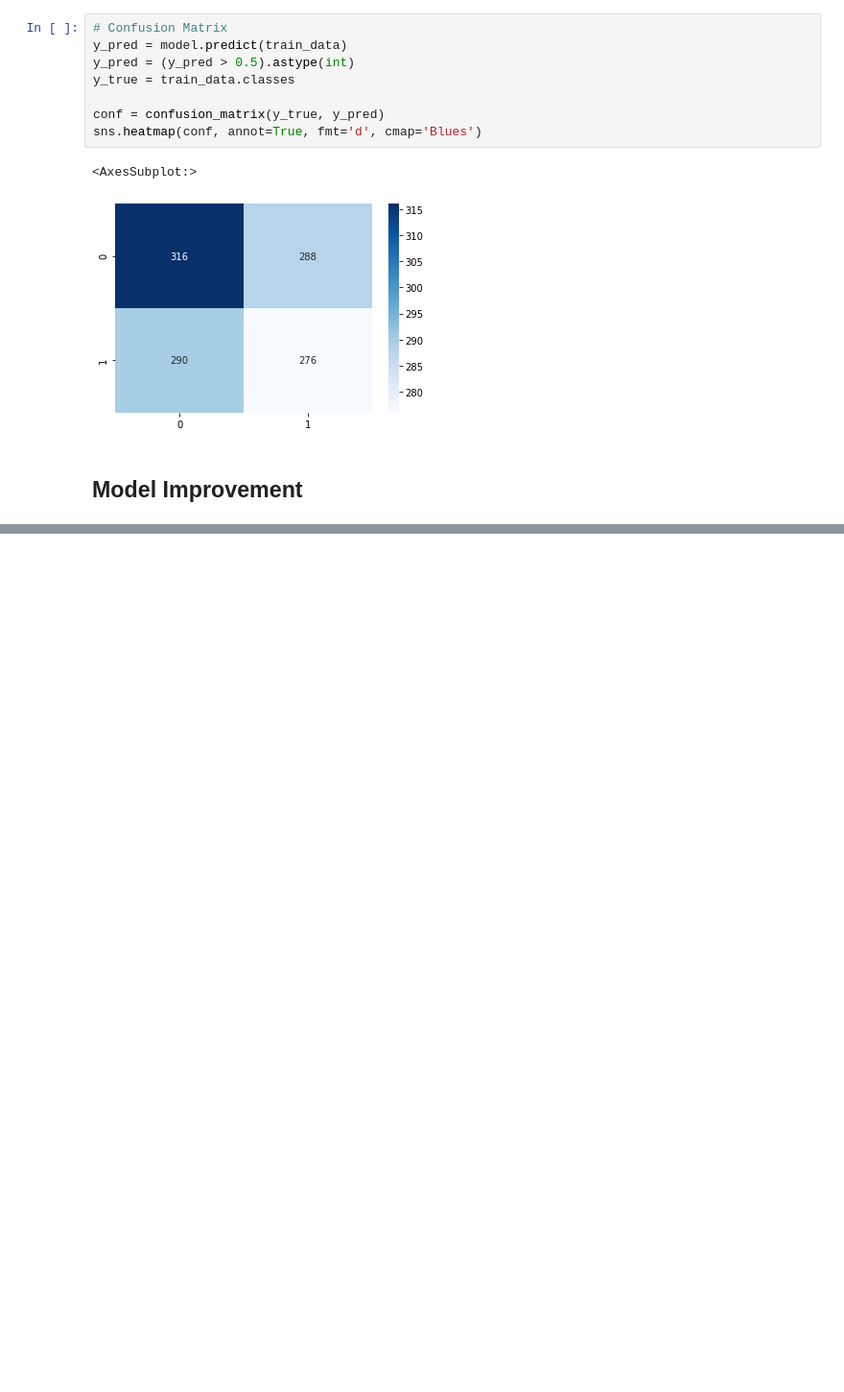
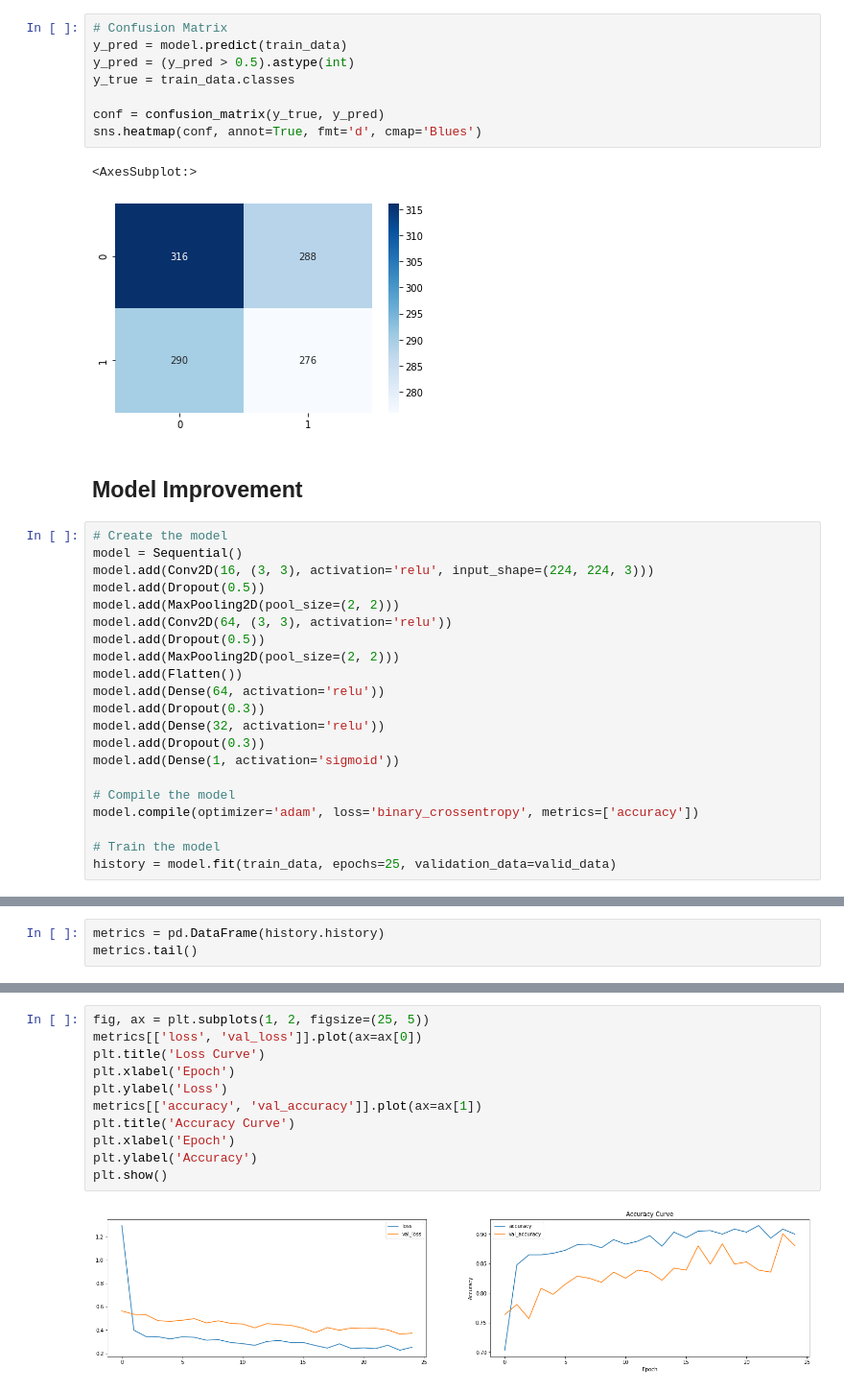
Before and after one commit to Penzragon/h8dsft_Milestone2P2, a Jupyter notebook: newscript.ipynb, the cells around one changed output, grey strips where cells are left out. Shown at 96% size. Saved outputs shown, nothing was run; the diff lists cells and outputs as text; blank space fills up the shorter version.

Commit message:
Add model improvement

```diff
--- a/newscript.ipynb
+++ b/newscript.ipynb
@@ -282,3 +283,24 @@ sns.heatmap(conf, annot=True, fmt='d', cmap='Blues')
 [figure]
 # %% [markdown]
 ## Model Improvement
+# %%
+# Create the model
+model = Sequential()
+model.add(Conv2D(16, (3, 3), activation='relu', input_shape=(224, 224, 3)))
+model.add(Dropout(0.5))
+model.add(MaxPooling2D(pool_size=(2, 2)))
+model.add(Conv2D(64, (3, 3), activation='relu'))
+model.add(Dropout(0.5))
+model.add(MaxPooling2D(pool_size=(2, 2)))
+model.add(Flatten())
+model.add(Dense(64, activation='relu'))
+model.add(Dropout(0.3))
+model.add(Dense(32, activation='relu'))
+model.add(Dropout(0.3))
+model.add(Dense(1, activation='sigmoid'))
+
+# Compile the model
+model.compile(optimizer='adam', loss='binary_crossentropy', metrics=['accuracy'])
+
+# Train the model
+history = model.fit(train_data, epochs=25, validation_data=valid_data)
@@ -284,0 +325,3 @@ sns.heatmap(conf, annot=True, fmt='d', cmap='Blues')
+# %%
+metrics = pd.DataFrame(history.history)
+metrics.tail()
@@ -284,0 +335,13 @@ sns.heatmap(conf, annot=True, fmt='d', cmap='Blues')
+# %%
+fig, ax = plt.subplots(1, 2, figsize=(25, 5))
+metrics[['loss', 'val_loss']].plot(ax=ax[0])
+plt.title('Loss Curve')
+plt.xlabel('Epoch')
+plt.ylabel('Loss')
+metrics[['accuracy', 'val_accuracy']].plot(ax=ax[1])
+plt.title('Accuracy Curve')
+plt.xlabel('Epoch')
+plt.ylabel('Accuracy')
+plt.show()
+# %% [output]
+[figure, added]
```
Also changed, not shown: parts of 4 cells of this notebook.
